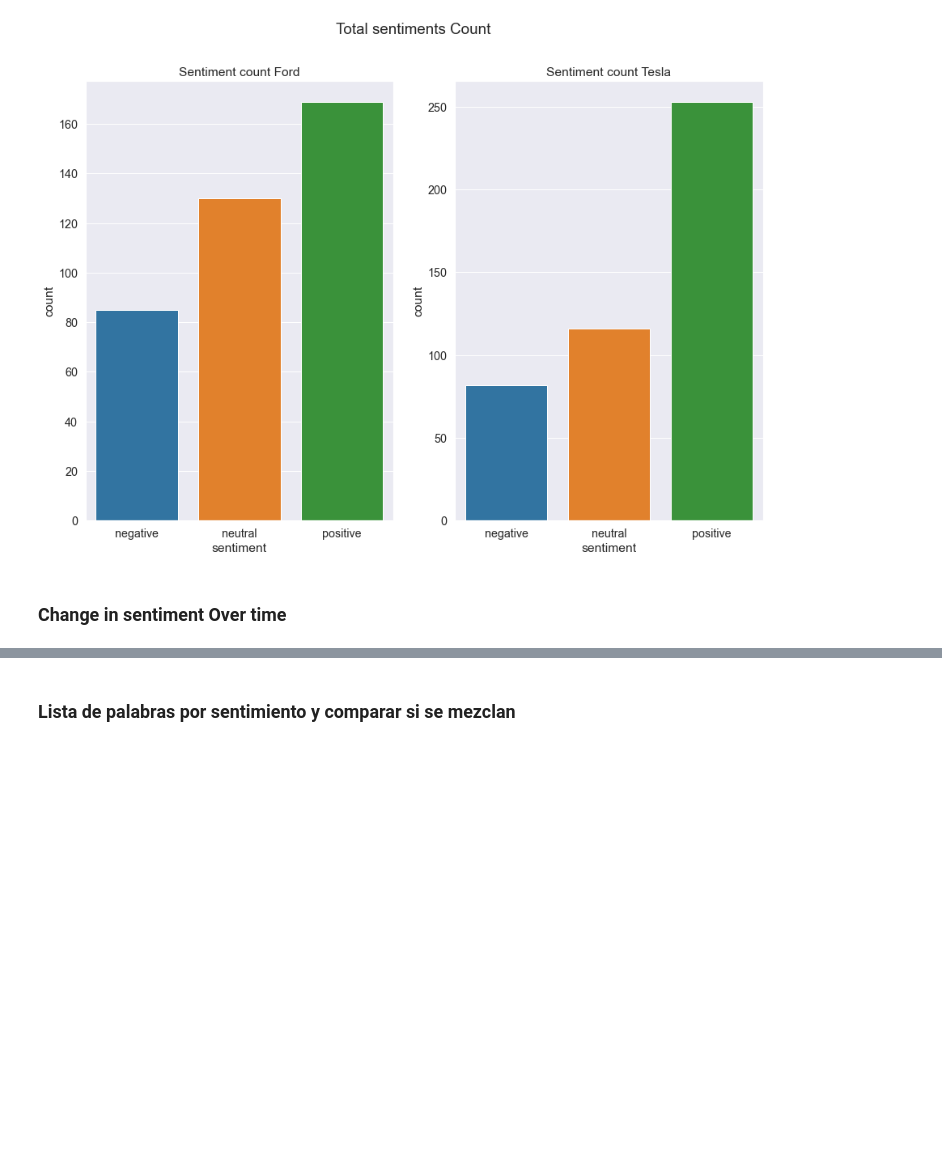
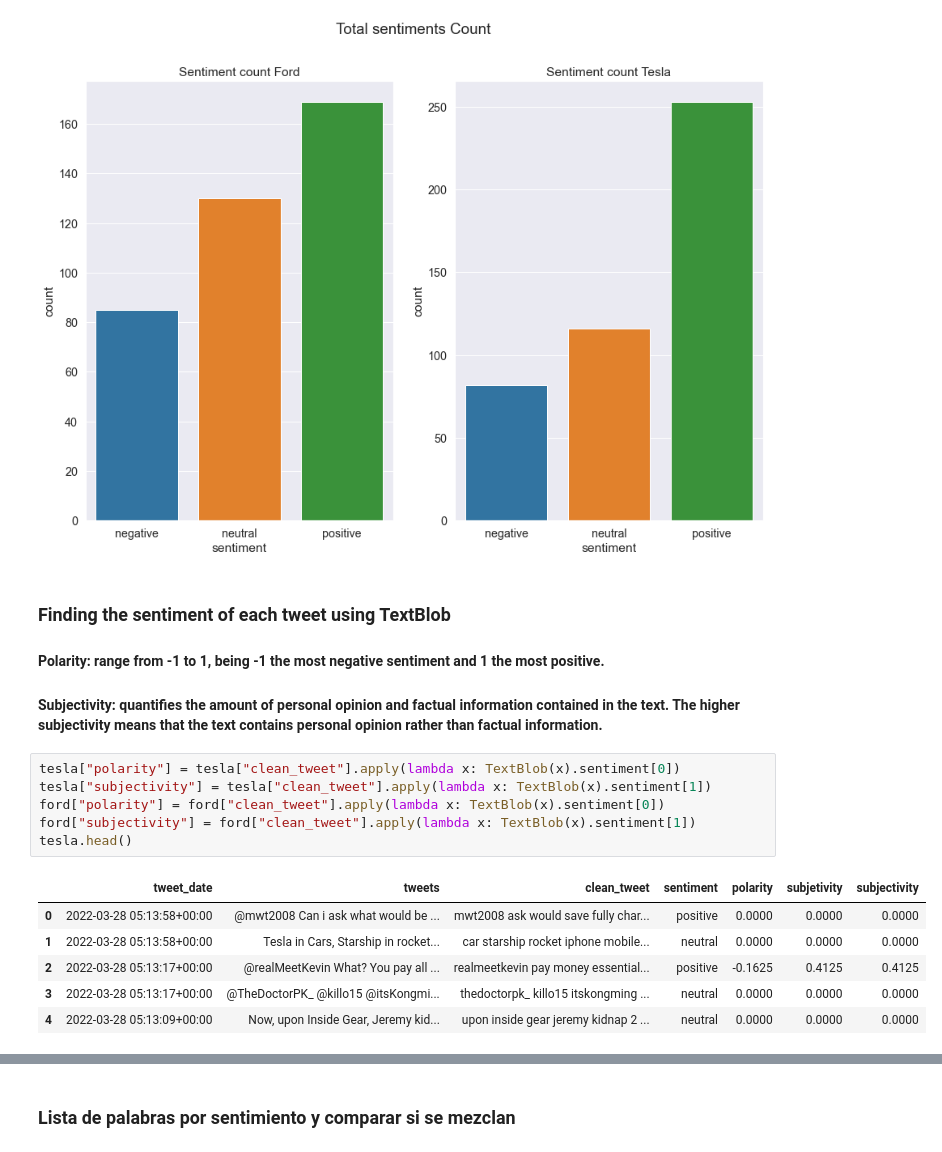
Before and after one commit to MestreD/NLP_Task, a Jupyter notebook: NLP_Task.ipynb, the cells around one changed output, grey strips where cells are left out. Saved outputs shown, nothing was run; the diff lists cells and outputs as text; blank space fills up the shorter version.

Commit message:
ploting some findings

```diff
--- a/NLP_Task.ipynb
+++ b/NLP_Task.ipynb
@@ -298,4 +300,19 @@ plt.show()
 # %% [output]
 [figure]
 # %% [markdown]
-### Change in sentiment Over time
+### Finding the sentiment of each tweet using TextBlob
+#### Polarity: range from -1 to 1, being -1 the most negative sentiment and 1 the most positive.
+#### Subjectivity: quantifies the amount of personal opinion and factual information contained in the text. The higher subjectivity means that the text contains personal opinion rather than factual information.
+# %%
+tesla["polarity"] = tesla["clean_tweet"].apply(lambda x: TextBlob(x).sentiment[0])
+tesla["subjectivity"] = tesla["clean_tweet"].apply(lambda x: TextBlob(x).sentiment[1])
+ford["polarity"] = ford["clean_tweet"].apply(lambda x: TextBlob(x).sentiment[0])
+ford["subjectivity"] = ford["clean_tweet"].apply(lambda x: TextBlob(x).sentiment[1])
+tesla.head()
+# %% [output]
+|  | tweet_date | tweets | clean_tweet | sentiment | polarity | subjetivity | subjectivity |
+| 0 | 2022-03-28 05:13:58+00:00 | @mwt2008 Can i ask what would be ... | mwt2008 ask would save fully char... | positive | 0.0000 | 0.0000 | 0.0000 |
+| 1 | 2022-03-28 05:13:58+00:00 | Tesla in Cars, Starship in rocket... | car starship rocket iphone mobile... | neutral | 0.0000 | 0.0000 | 0.0000 |
+| 2 | 2022-03-28 05:13:17+00:00 | @realMeetKevin What? You pay all ... | realmeetkevin pay money essential... | positive | -0.1625 | 0.4125 | 0.4125 |
+| 3 | 2022-03-28 05:13:17+00:00 | @TheDoctorPK_ @killo15 @itsKongmi... | thedoctorpk_ killo15 itskongming ... | neutral | 0.0000 | 0.0000 | 0.0000 |
+| 4 | 2022-03-28 05:13:09+00:00 | Now, upon Inside Gear, Jeremy kid... | upon inside gear jeremy kidnap 2 ... | neutral | 0.0000 | 0.0000 | 0.0000 |
```
Also changed, not shown: parts of 7 cells of this notebook.
